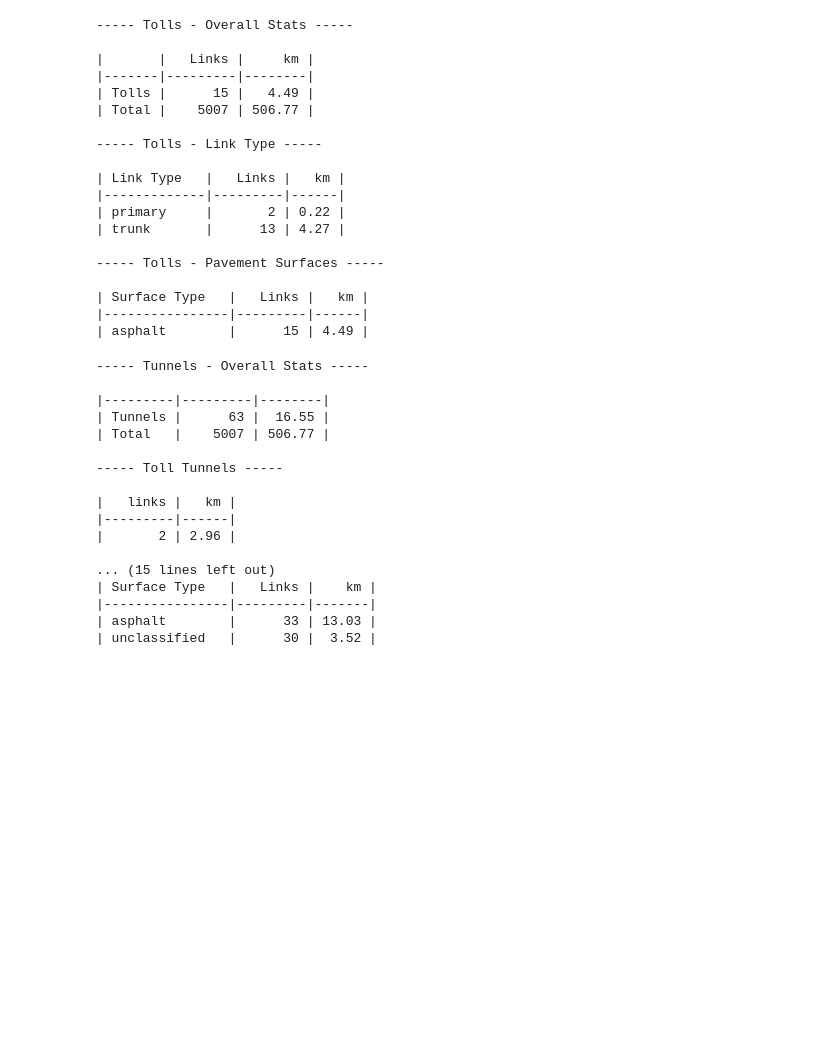
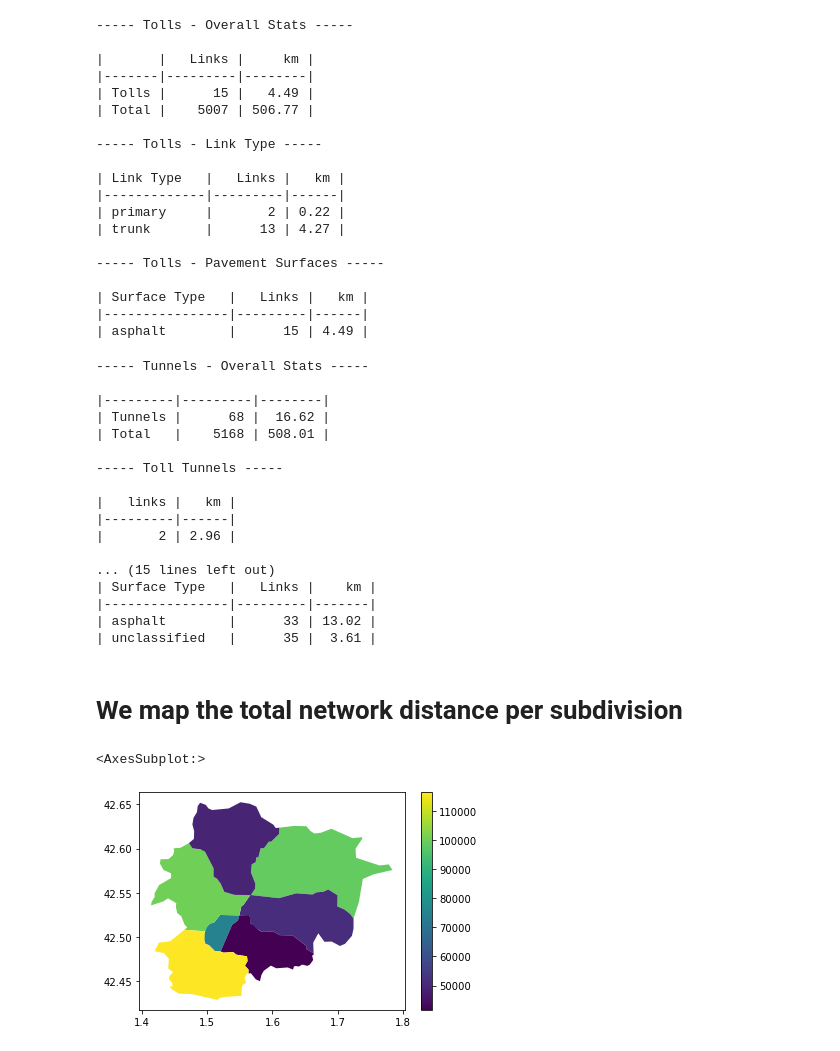
Before and after one commit to pedrocamargo/road_analytics, a Jupyter notebook: notebooks/use_cases/1.Descriptive_analytics.ipynb, the cells around one changed output. Cells and saved outputs as stored; diff of their text form; code cells hidden in the pictures; blank space fills up the shorter version.

Commit message:
Improves on data validation

```diff
--- a/notebooks/use_cases/1.Descriptive_analytics.ipynb
+++ b/notebooks/use_cases/1.Descriptive_analytics.ipynb
@@ -37,5 +42,6 @@ project.open(fldr)
 # %%
-links = pd.read_sql('select * from links', project.conn).drop(columns=['geometry'])
+links = project.network.links.data
+links = links[links.modes.str.contains('c')]
 # %% [markdown]
 # Print statistics
 # %%
@@ -106,8 +112,8 @@ tunnel_stats(links)
 ----- Tunnels - Overall Stats -----
 
 |---------|---------|--------|
-| Tunnels |      63 |  16.55 |
-| Total   |    5007 | 506.77 |
+| Tunnels |      68 |  16.62 |
+| Total   |    5168 | 508.01 |
 
 ----- Toll Tunnels -----
 
@@ -118,7 +124,27 @@ tunnel_stats(links)
 ... (15 lines left out)
 | Surface Type   |   Links |    km |
 |----------------|---------|-------|
-| asphalt        |      33 | 13.03 |
-| unclassified   |      30 |  3.52 |
+| asphalt        |      33 | 13.02 |
+| unclassified   |      35 |  3.61 |
+# %% [markdown]
+# We map the total network distance per subdivision
+# %%
+sql = "SELECT division_name, level, Hex(ST_AsBinary(GEOMETRY)) as geom FROM country_subdivisions;"
+subdivisions = gpd.GeoDataFrame.from_postgis(sql, project.conn, geom_col="geom", crs=4326)
+# subdivisions.set_crs('epsg:4326', inplace=True)
+subdivisions = subdivisions[subdivisions.level==1]
+# %%
+links=gpd.GeoDataFrame(links, geometry='geometry', crs=4326)
+data = gpd.sjoin(links, subdivisions)
+sum_distance = data.groupby(['division_name']).sum()[['distance']].reset_index()
+# %%
+import matplotlib.pyplot as plt
+
+fig, ax = plt.subplots(1, 1)
+plot_data = subdivisions.merge(sum_distance, on='division_name')
+plot_data.plot(column='distance', ax=ax, legend=True)
+# %% [output]
+<AxesSubplot:>
+[figure, added]
 # %%
 project.close()
```
Also changed, not shown: parts of 3 cells of this notebook.
